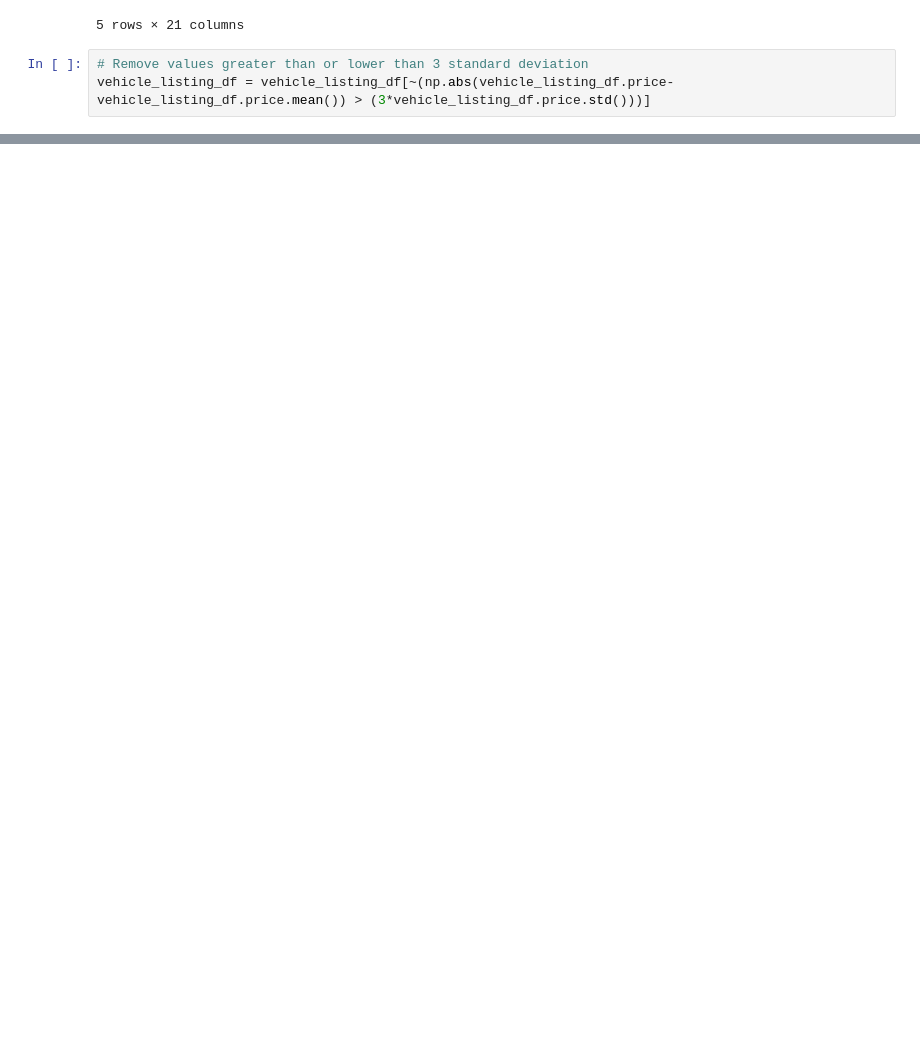
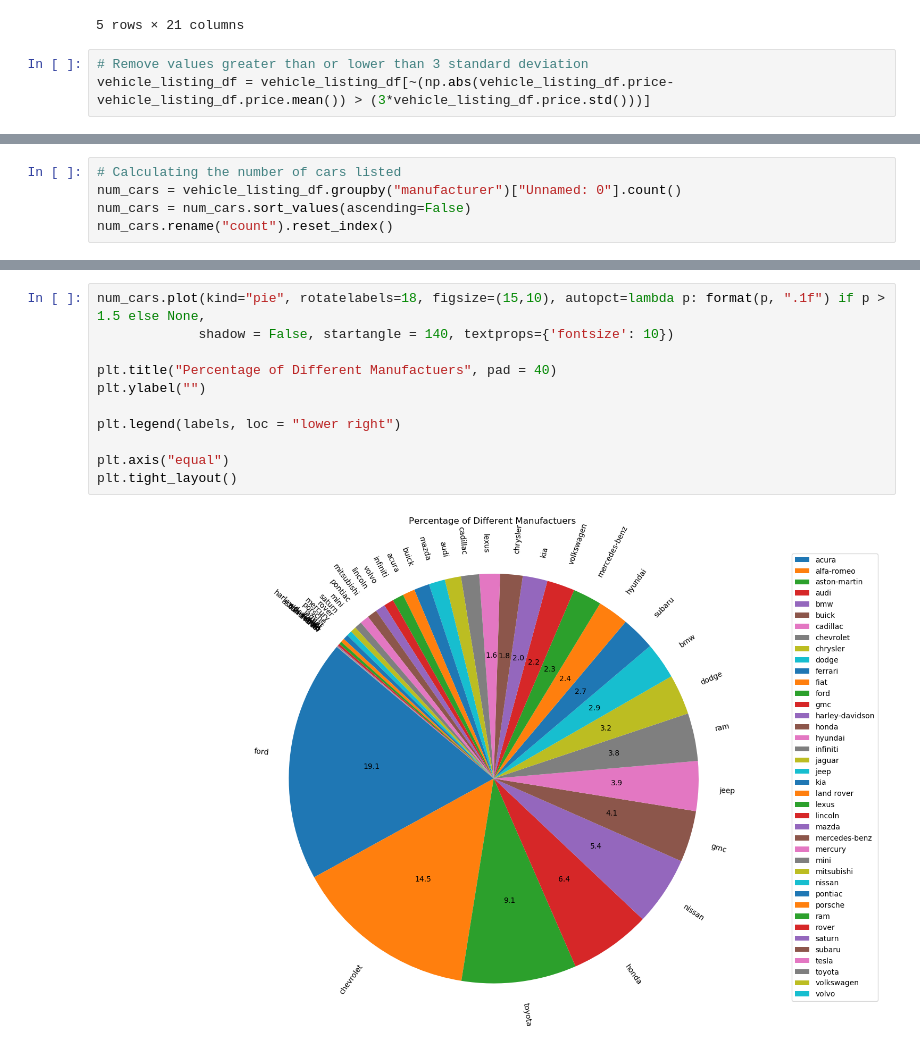
Before and after one commit to Tim-U-12/bootcamp_project_one, a Jupyter notebook: code/Tim_main.ipynb, the cells around one changed output, grey strips where cells are left out. Cells and saved outputs as stored; diff of their text form; blank space fills up the shorter version.

```diff
--- a/code/Tim_main.ipynb
+++ b/code/Tim_main.ipynb
@@ -36,0 +37,5 @@ average_listing_price = vehicle_listing_df[["manufacturer","price"]].groupby(["m
+# %%
+# Calculating the number of cars listed
+num_cars = vehicle_listing_df.groupby("manufacturer")["Unnamed: 0"].count()
+num_cars = num_cars.sort_values(ascending=False)
+num_cars.rename("count").reset_index()
@@ -36,0 +60,13 @@ average_listing_price = vehicle_listing_df[["manufacturer","price"]].groupby(["m
+# %%
+num_cars.plot(kind="pie", rotatelabels=18, figsize=(15,10), autopct=lambda p: format(p, ".1f") if p > 1.5 else None,
+             shadow = False, startangle = 140, textprops={'fontsize': 10})
+
+plt.title("Percentage of Different Manufactuers", pad = 40)
+plt.ylabel("")
+
+plt.legend(labels, loc = "lower right")
+
+plt.axis("equal")
+plt.tight_layout()
+# %% [output]
+[figure, added]
```
Also changed, not shown: parts of 11 cells of this notebook.
